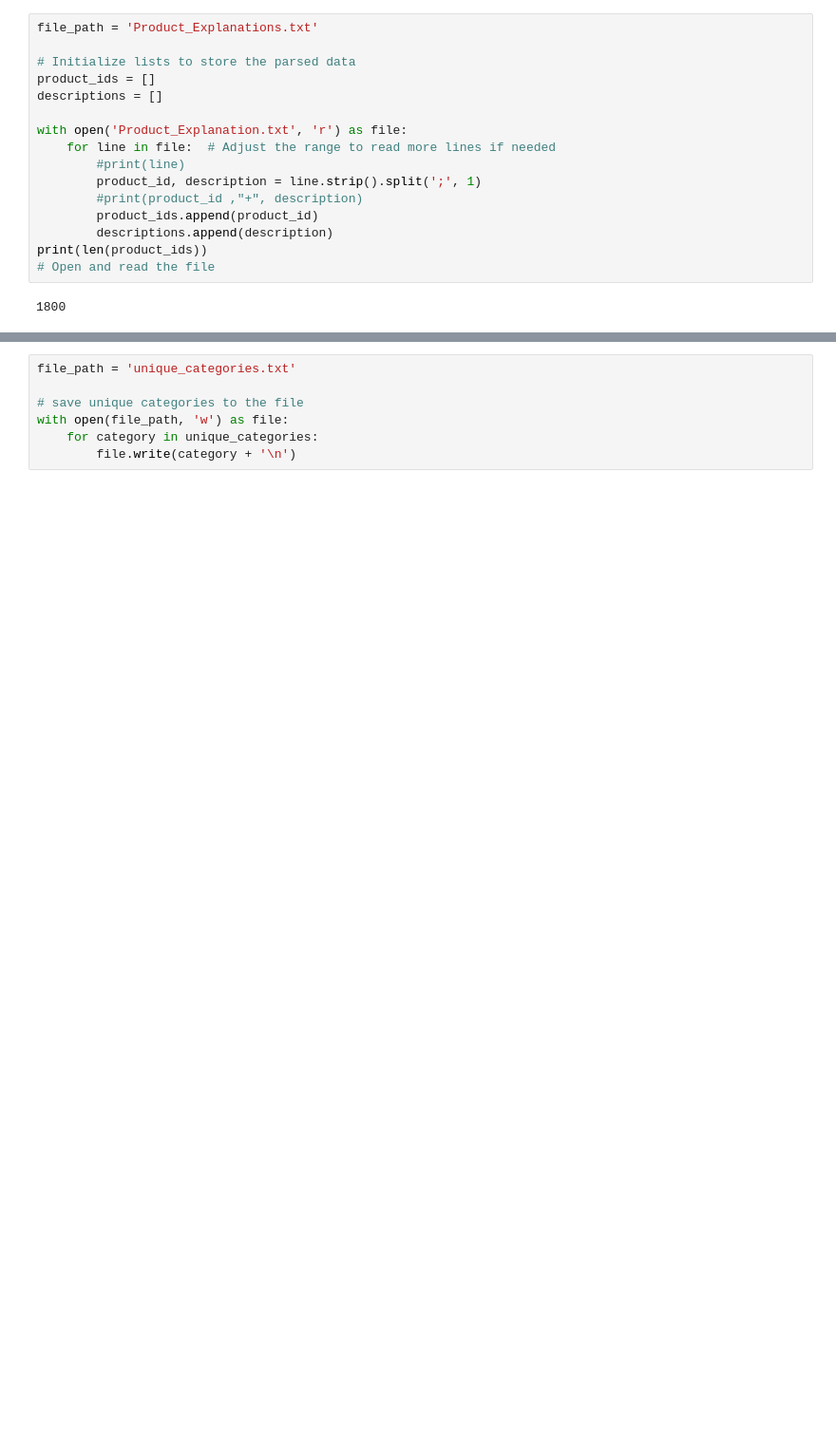
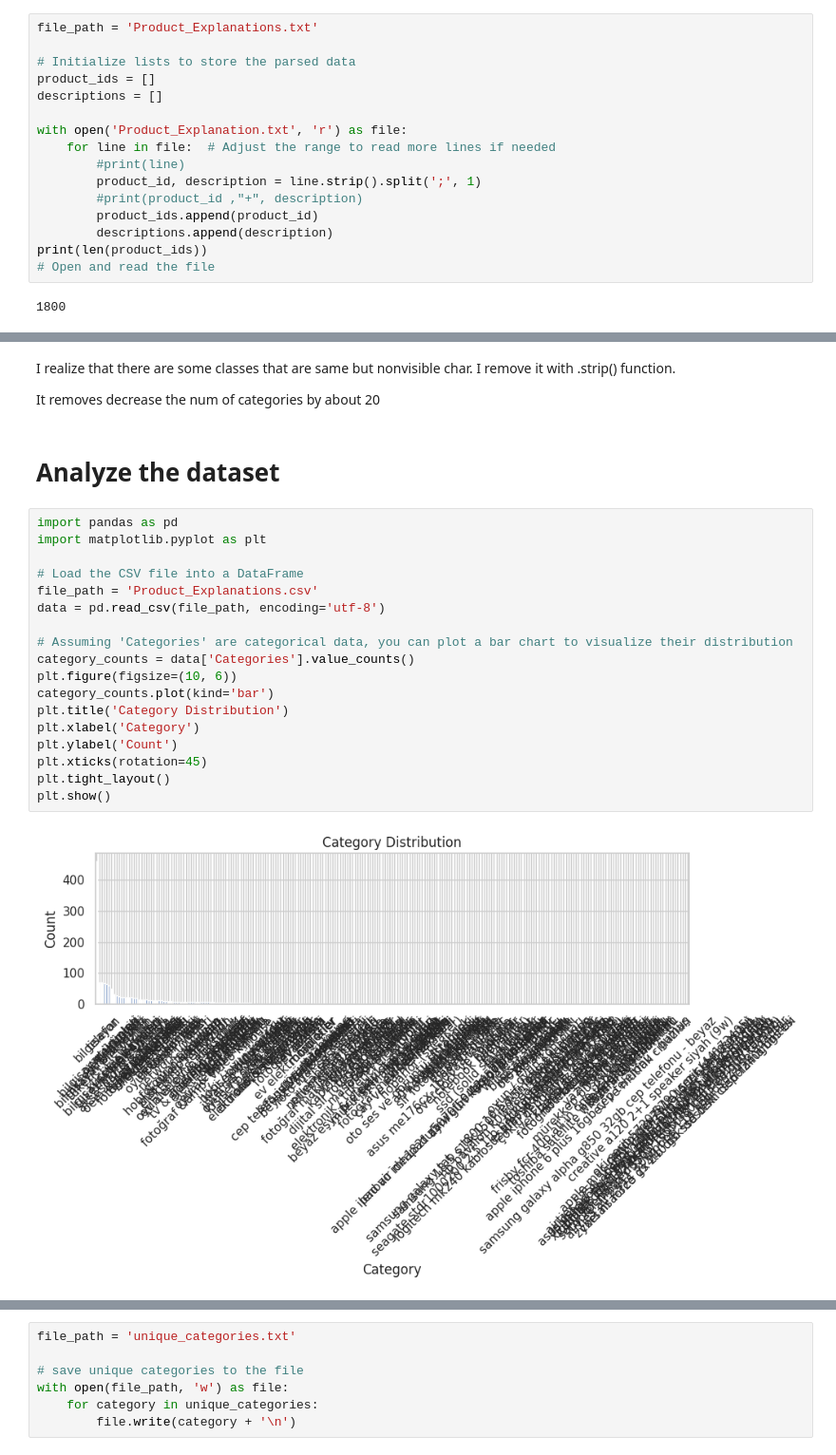
Before and after one commit to AlperenOvak/Product_Classification, a Jupyter notebook: mergeData.ipynb, the cells around one changed output, grey strips where cells are left out. Shown at 95% size. Cells and saved outputs as stored; diff of their text form; blank space fills up the shorter version.

```diff
--- a/mergeData.ipynb
+++ b/mergeData.ipynb
@@ -59,0 +82,27 @@ print(len(unique_categories))
+# %% [markdown]
+I realize that there are some classes that are same but nonvisible char.
+I remove it with .strip() function.
+
+It removes decrease the num of categories by about 20
+# %% [markdown]
+# Analyze the dataset
+# %%
+import pandas as pd
+import matplotlib.pyplot as plt
+
+# Load the CSV file into a DataFrame
+file_path = 'Product_Explanations.csv'
+data = pd.read_csv(file_path, encoding='utf-8')
+
+# Assuming 'Categories' are categorical data, you can plot a bar chart to visualize their distribution
+category_counts = data['Categories'].value_counts()
+plt.figure(figsize=(10, 6))
+category_counts.plot(kind='bar')
+plt.title('Category Distribution')
+plt.xlabel('Category')
+plt.ylabel('Count')
+plt.xticks(rotation=45)
+plt.tight_layout()
+plt.show()
+# %% [output]
+[figure, added]
```
Also changed, not shown: parts of 11 cells of this notebook, 1 other file.
